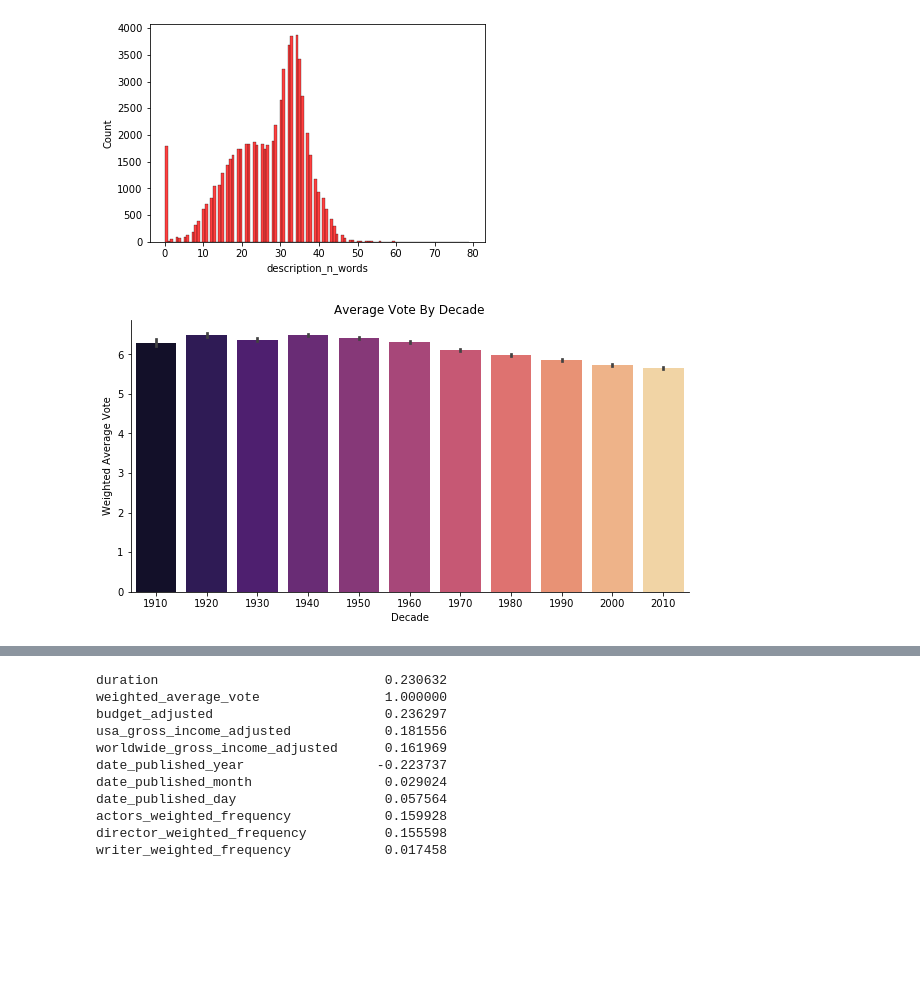
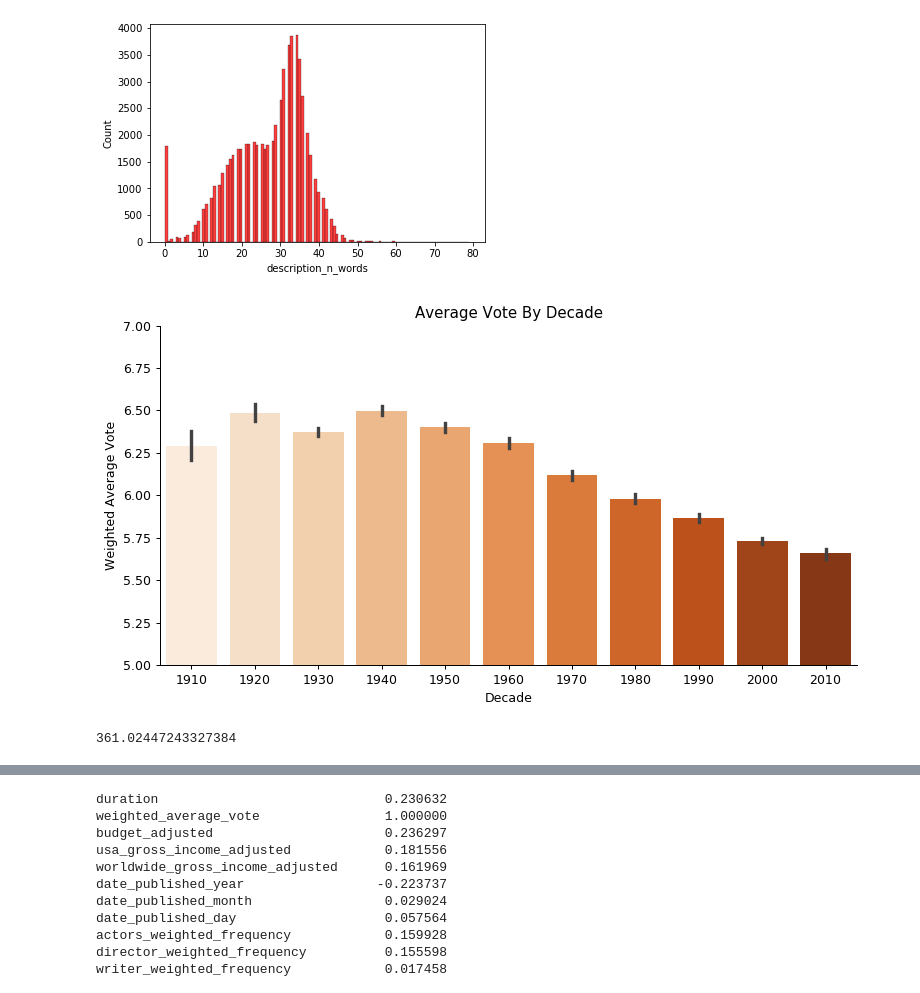
Before and after one commit to Saharae/Final-Project-Group2, a Jupyter notebook: sahara-ensley-individual-project/Code/plotting.ipynb, the cells around one changed output, grey strips where cells are left out. Drawn from its saved outputs; the diff is of its cells as text; code cells hidden in the pictures; blank space fills up the shorter version.

```diff
--- a/sahara-ensley-individual-project/Code/plotting.ipynb
+++ b/sahara-ensley-individual-project/Code/plotting.ipynb
@@ -166,17 +240,28 @@ sns.histplot(data = df, x = 'description_n_words')
 <matplotlib.axes._subplots.AxesSubplot at 0x...>
 [figure]
 # %%
-fig, ax = plt.subplots(nrows = 1, ncols = 1, figsize = (10,5))
+fig, ax = plt.subplots(nrows = 1, ncols = 1, figsize = (10,5), dpi = 90)
 df['decade'] = pd.cut(df['date_published_year'], np.arange(1910, 2030, 10))
-sns.barplot(data = df, x = 'decade', y = 'weighted_average_vote', ax = ax, palette = 'magma')
+sns.barplot(data = df, x = 'decade', y = 'weighted_average_vote', ax = ax, palette = 'Oranges')
 labs = np.arange(1910,2300, 10)
 t = ax.set_xticklabels(labs)
 ax.set_title('Average Vote By Decade')
 ax.set_xlabel('Decade')
 ax.set_ylabel("Weighted Average Vote")
+ax.set_ylim((5,7))
 sns.despine()
+fig.savefig('vote_by_decade.jpeg')
 # %% [output]
-[figure, old version]
+[figure, new version]
+# %%
+import scipy.stats as stats
+#df['decade'] = df['decade'].apply(lambda x: x.left)
+melted = df[['weighted_average_vote', 'decade']].pivot(values = 'weighted_average_vote', columns = 'decade')
+F,p = stats.f_oneway(melted[1910].dropna(),melted[1920].dropna(),melted[1930].dropna(),melted[1940].dropna(),melted[1950].dropna(),melted[1960].dropna(),melted[1970].dropna(),melted[1980].dropna(),melted[1990].dropna(),melted[2000].dropna(),melted[2010].dropna())
+
+F
+# %% [output]
+361.02447243327384
 # %%
 stats = df.describe().T
 percent_missing = pd.DataFrame(df.isnull().sum() * 100 / len(df)).reset_index().rename(columns = {'index':'var', 0:'perc'})
```
Also changed, not shown: parts of 14 cells of this notebook, 2 other files.
